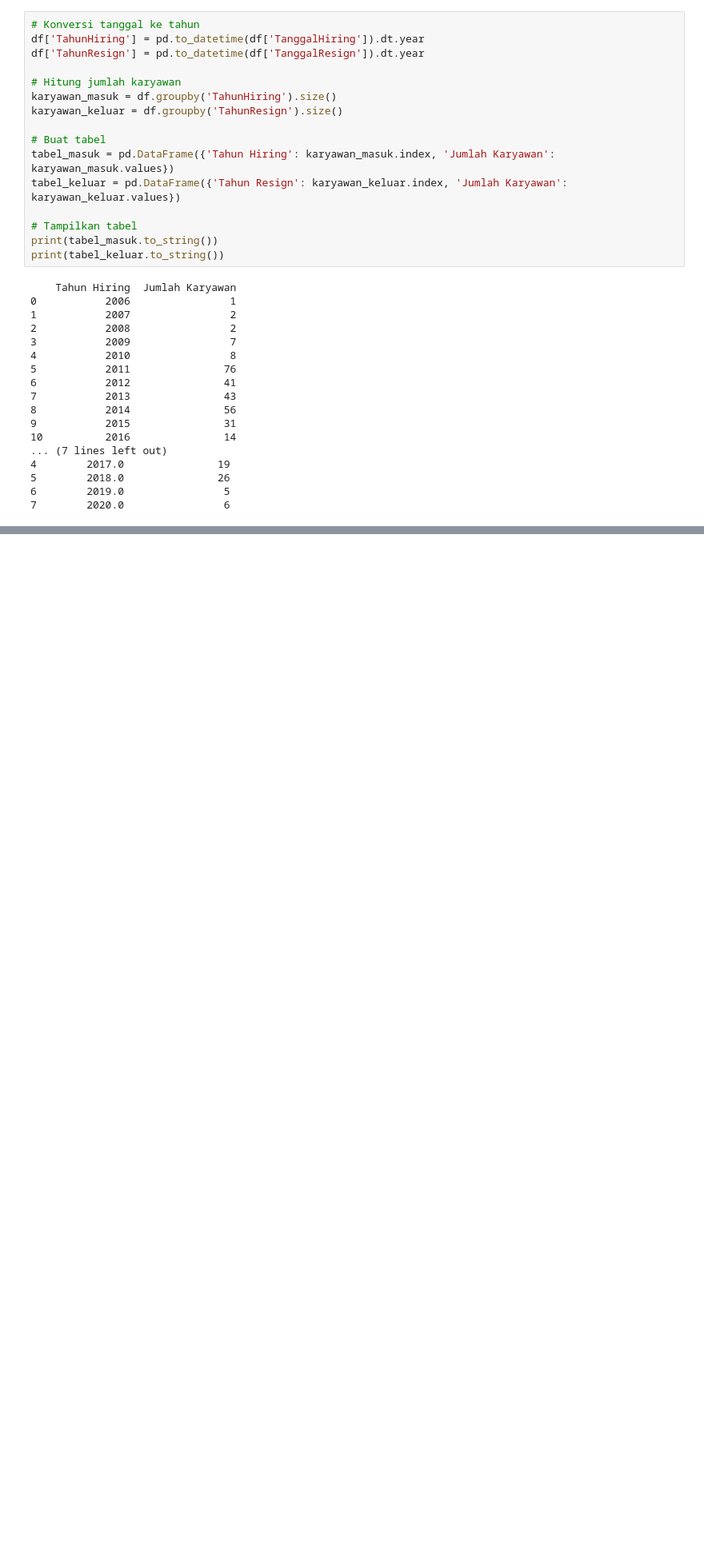
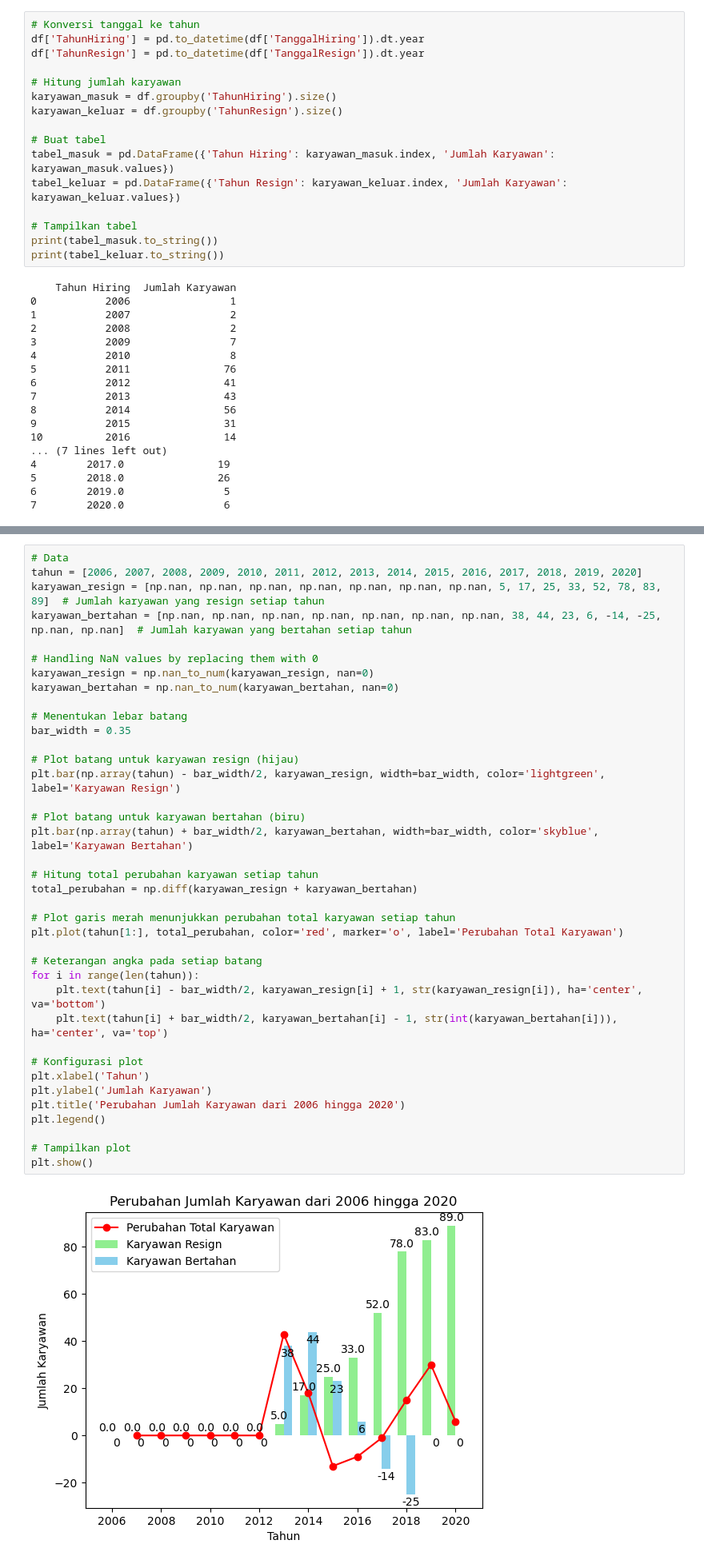
Before and after one commit to imalfunadam/Improving-Employee-Retention-By-Predicting-Employee-Attrition-Using-Machine-Learning, a Jupyter notebook: Predicting Employee Attrition.ipynb, the cells around one changed output, grey strips where cells are left out. Shown at 80% size. Cells and saved outputs as stored; diff of their text form; blank space fills up the shorter version.

```diff
--- a/Predicting Employee Attrition.ipynb
+++ b/Predicting Employee Attrition.ipynb
@@ -500,0 +623,40 @@ print(df.to_string())
+# %%
+# Data
+tahun = [2006, 2007, 2008, 2009, 2010, 2011, 2012, 2013, 2014, 2015, 2016, 2017, 2018, 2019, 2020]
+karyawan_resign = [np.nan, np.nan, np.nan, np.nan, np.nan, np.nan, np.nan, 5, 17, 25, 33, 52, 78, 83, 89]  # Jumlah karyawan yang resign setiap tahun
+karyawan_bertahan = [np.nan, np.nan, np.nan, np.nan, np.nan, np.nan, np.nan, 38, 44, 23, 6, -14, -25, np.nan, np.nan]  # Jumlah karyawan yang bertahan setiap tahun
+
+# Handling NaN values by replacing them with 0
+karyawan_resign = np.nan_to_num(karyawan_resign, nan=0)
+karyawan_bertahan = np.nan_to_num(karyawan_bertahan, nan=0)
+
+# Menentukan lebar batang
+bar_width = 0.35
+
+# Plot batang untuk karyawan resign (hijau)
+plt.bar(np.array(tahun) - bar_width/2, karyawan_resign, width=bar_width, color='lightgreen', label='Karyawan Resign')
+
+# Plot batang untuk karyawan bertahan (biru)
+plt.bar(np.array(tahun) + bar_width/2, karyawan_bertahan, width=bar_width, color='skyblue', label='Karyawan Bertahan')
+
+# Hitung total perubahan karyawan setiap tahun
+total_perubahan = np.diff(karyawan_resign + karyawan_bertahan)
+
+# Plot garis merah menunjukkan perubahan total karyawan setiap tahun
+plt.plot(tahun[1:], total_perubahan, color='red', marker='o', label='Perubahan Total Karyawan')
+
+# Keterangan angka pada setiap batang
+for i in range(len(tahun)):
+    plt.text(tahun[i] - bar_width/2, karyawan_resign[i] + 1, str(karyawan_resign[i]), ha='center', va='bottom')
+    plt.text(tahun[i] + bar_width/2, karyawan_bertahan[i] - 1, str(int(karyawan_bertahan[i])), ha='center', va='top')
+
+# Konfigurasi plot
+plt.xlabel('Tahun')
+plt.ylabel('Jumlah Karyawan')
+plt.title('Perubahan Jumlah Karyawan dari 2006 hingga 2020')
+plt.legend()
+
+# Tampilkan plot
+plt.show()
+# %% [output]
+[figure, added]
```
Also changed, not shown: parts of 8 cells of this notebook.
